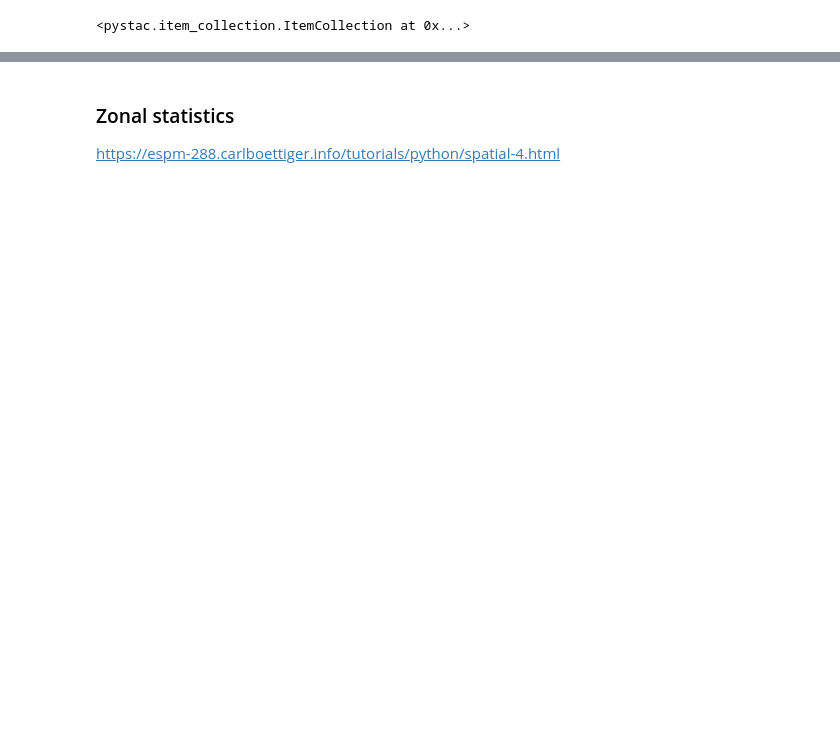
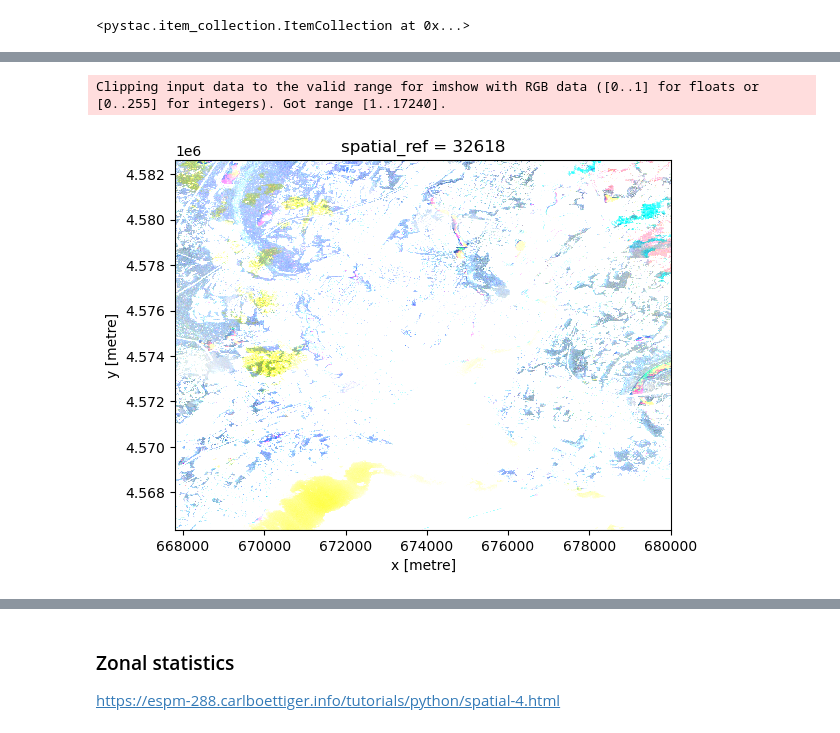
Before and after one commit to geojupyter/workshop-open-source-geospatial, a Jupyter notebook: modules/06-geojupyter/demo.ipynb, the cells around one changed output, grey strips where cells are left out. Saved outputs shown, nothing was run; the diff lists cells and outputs as text; code cells hidden in the pictures; blank space fills up the shorter version.

```diff
--- a/modules/06-geojupyter/demo.ipynb
+++ b/modules/06-geojupyter/demo.ipynb
@@ -138,19 +171,21 @@ https://espm-288.carlboettiger.info/tutorials/python/spatial-3.html
 import ibis
 from ibis import _
 
+INEQUALITY_GEOJSON_FILE = DATA_DIR / str(INEQUALITY_GPKG_FILE).replace(".gpkg", ".geojson")
+
 con = ibis.duckdb.connect(extensions=["spatial"])
+
 # TODO: Why doesn't this work?
 # "does not exist in the file system, and is not recognized as a supported dataset name"
-#redlines = (
-#    con
-#    .read_geo("/vsicurl/https://dsl.richmond.edu/panorama/redlining/static/mappinginequality.gpkg")
-#    .filter(_.city == "New Haven", _.residential)
-#)
+# redlines = (
+#     con
+#     .read_geo("/vsicurl/https://dsl.richmond.edu/panorama/redlining/static/mappinginequality.gpkg")
+#     .filter(_.city == "New Haven", _.residential)
+# )
 redlines = (
     con
-    .read_geo("./mappinginequality.gpkg")
+    .read_geo(INEQUALITY_GPKG_FILE)
     .filter(_.city == "New Haven", _.residential)
 )
-city =  redlines.execute()
-box = city.total_bounds
-box
+city =  redlines.execute().set_crs("EPSG:4326")
+city.to_file(INEQUALITY_GEOJSON_FILE, engine="fiona")
@@ -177,3 +216,15 @@ items
 <pystac.item_collection.ItemCollection at 0x...>
 # %%
 import odc.stac
+
+data = odc.stac.load(
+    items,
+    bands=["nir08", "red"],
+    bbox=box,
+    resolution=10, # the native resolution is already 10m.  Increase this to ~ 100m for larger cities.
+    groupby="solar_day",
+    chunks = {} # this tells odc to use dask
+
+)
+
+data
@@ -179,0 +257,7 @@ import odc.stac
+# %%
+import cartopy.crs as ccrs
+
+p = data.red.plot.imshow()
+# %% [output]
+Clipping input data to the valid range for imshow with RGB data ([0..1] for floats or [0..255] for integers). Got range [1..17240].
+[figure, added]
```
Also changed, not shown: parts of 18 cells of this notebook, 1 other file.
